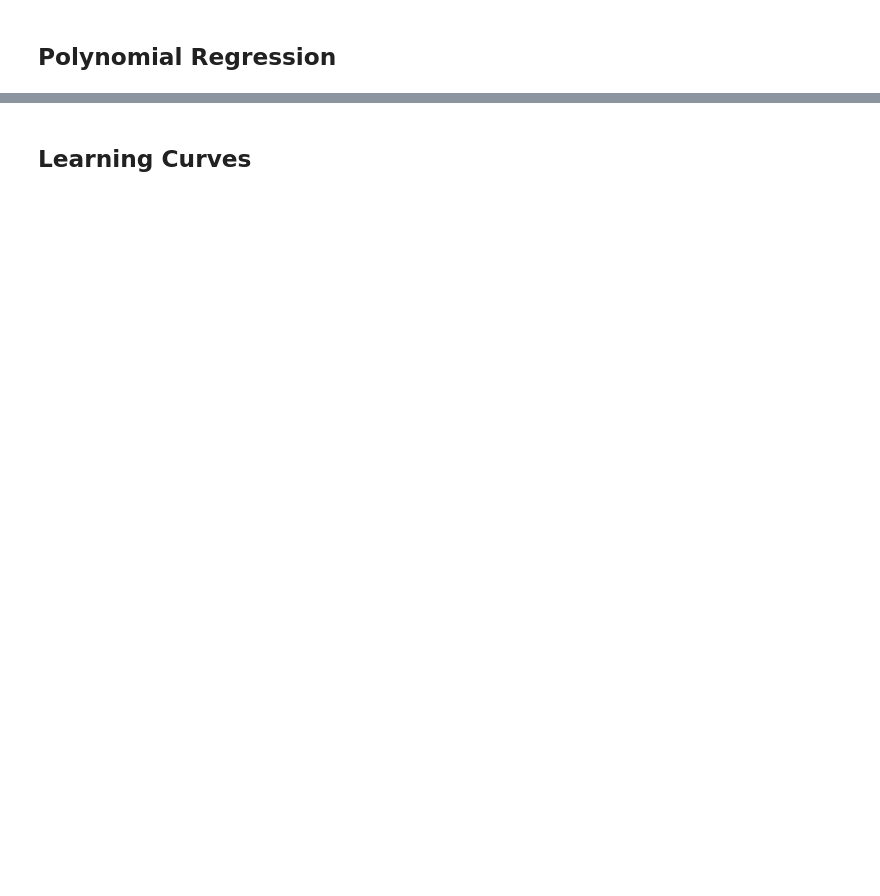
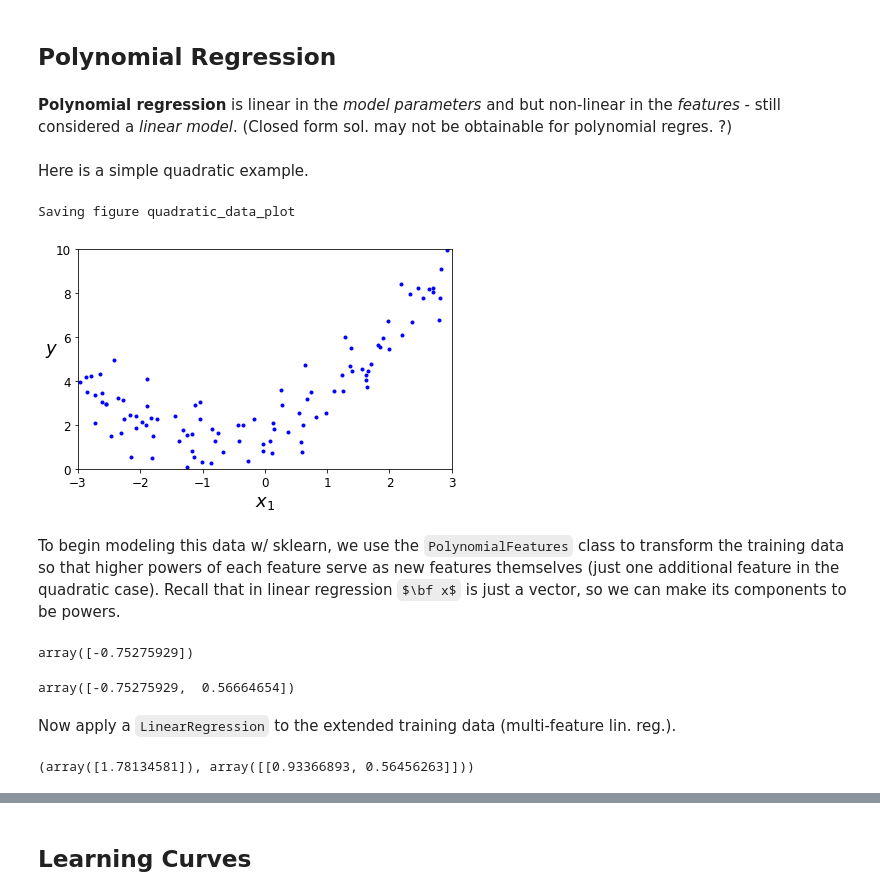
Before and after one commit to phelps-matthew/Coding-Exercises, a Jupyter notebook: ml/geron/04-Training_Models.ipynb, the cells around one changed output, grey strips where cells are left out. Cells and saved outputs as stored; diff of their text form; code cells hidden in the pictures; some formulas as TeX source; blank space fills up the shorter version.

```diff
--- a/ml/geron/04-Training_Models.ipynb
+++ b/ml/geron/04-Training_Models.ipynb
@@ -222,2 +317,6 @@ Different learning rates pictured above (starting with dashed red). Can use grid
 # %% [markdown]
 ## Polynomial Regression
+# %% [markdown]
+__Polynomial regression__ is linear in the *model parameters* and but non-linear in the *features* - still considered a *linear model*. (Closed form sol. may not be obtainable for polynomial regres. ?)
+# %% [markdown]
+Here is a simple quadratic example.
@@ -223,0 +328,36 @@ Different learning rates pictured above (starting with dashed red). Can use grid
+# %%
+# Generate quadratic data with gaussian noise
+m = 100
+X = 6 * np.random.rand(m, 1) - 3
+y = 0.5 * X**2 + X + 2 + np.random.randn(m, 1)
+# %%
+plt.plot(X, y, "b.")
+plt.xlabel("$x_1$", fontsize=18)
+plt.ylabel("$y$", rotation=0, fontsize=18)
+plt.axis([-3, 3, 0, 10])
+save_fig("quadratic_data_plot")
+plt.show()
+# %% [output]
+Saving figure quadratic_data_plot
+[figure, added]
+# %% [markdown]
+To begin modeling this data w/ sklearn, we use the `PolynomialFeatures` class to transform the training data so that higher powers of each feature serve as new features themselves (just one additional feature in the quadratic case).  Recall that in linear regression $\bf x$ is just a vector, so we can make its components to be powers.
+# %%
+from sklearn.preprocessing import PolynomialFeatures
+poly_features = PolynomialFeatures(degree=2, include_bias=False)
+X_poly = poly_features.fit_transform(X)
+X[0]
+# %% [output]
+array([-0.75275929])
+# %%
+X_poly[0] # X and X^2
+# %% [output]
+array([-0.75275929,  0.56664654])
+# %% [markdown]
+Now apply a `LinearRegression` to the extended training data (multi-feature lin. reg.).
+# %%
+lin_reg = LinearRegression()
+lin_reg.fit(X_poly, y)
+lin_reg.intercept_, lin_reg.coef_
+# %% [output]
+(array([1.78134581]), array([[0.93366893, 0.56456263]]))
```
Also changed, not shown: parts of 48 cells of this notebook, 7 other files.
